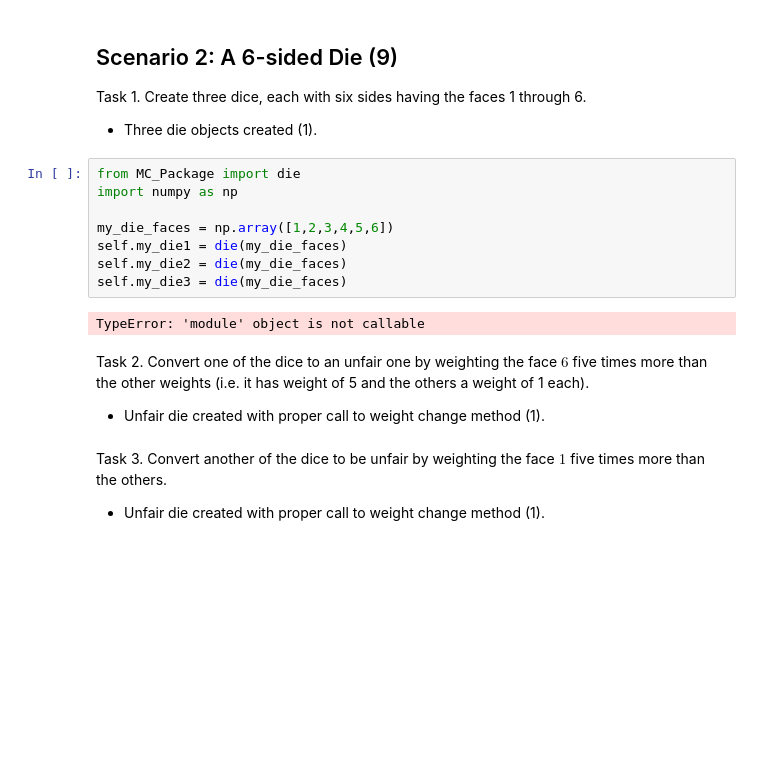
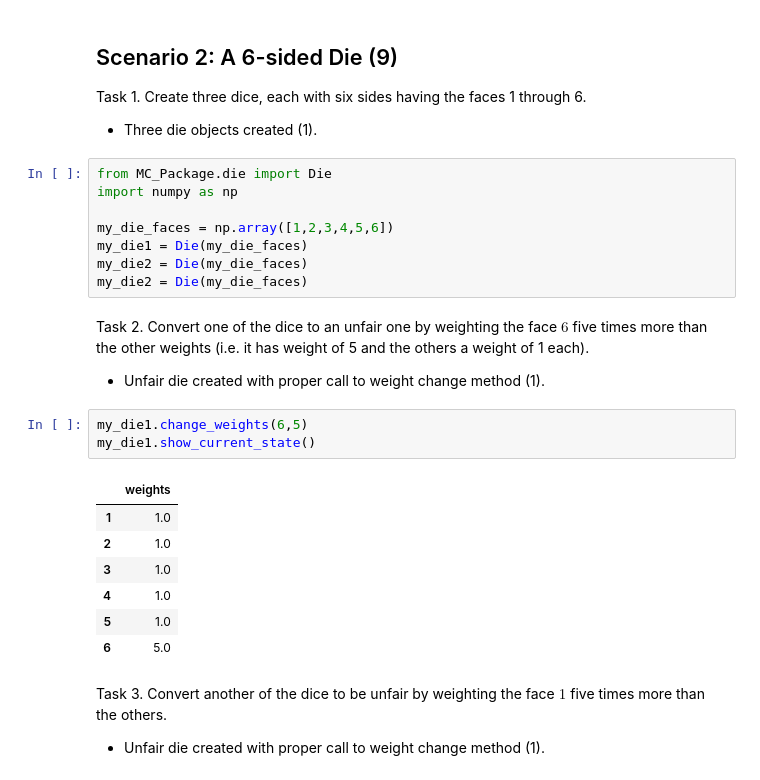
Before and after one commit to 1jamescaldwell/Monte-Carlo-Simulator, a Jupyter notebook: DS51200_FinalProject_ywe4kw.ipynb, the cells around one changed output. Drawn from its saved outputs; the diff is of its cells as text; blank space fills up the shorter version.

Commit message:
Fixed module load errors

```diff
--- a/DS51200_FinalProject_ywe4kw.ipynb
+++ b/DS51200_FinalProject_ywe4kw.ipynb
@@ -224,19 +224,28 @@ Task 1. Create three dice, each with six sides having the faces 1 through 6.
 
 - Three die objects created (1).
 # %%
-from MC_Package import die
+from MC_Package.die import Die
 import numpy as np
 
 my_die_faces = np.array([1,2,3,4,5,6])
-self.my_die1 = die(my_die_faces)
-self.my_die2 = die(my_die_faces)
-self.my_die3 = die(my_die_faces)
+my_die1 = Die(my_die_faces)
+my_die2 = Die(my_die_faces)
+my_die2 = Die(my_die_faces)
-# %% [output]
-TypeError: 'module' object is not callable
 # %% [markdown]
 Task 2. Convert one of the dice to an unfair one by weighting the face $6$ five times more than the other weights (i.e. it has weight of 5 and the others a weight of 1 each).
 
 - Unfair die created with proper call to weight change method (1).
+# %%
+my_die1.change_weights(6,5)
+my_die1.show_current_state()
+# %% [output]
+|  | weights |
+| 1 | 1.0 |
+| 2 | 1.0 |
+| 3 | 1.0 |
+| 4 | 1.0 |
+| 5 | 1.0 |
+| 6 | 5.0 |
 # %% [markdown]
 Task 3. Convert another of the dice to be unfair by weighting the face $1$ five times more than the others.
 
```
